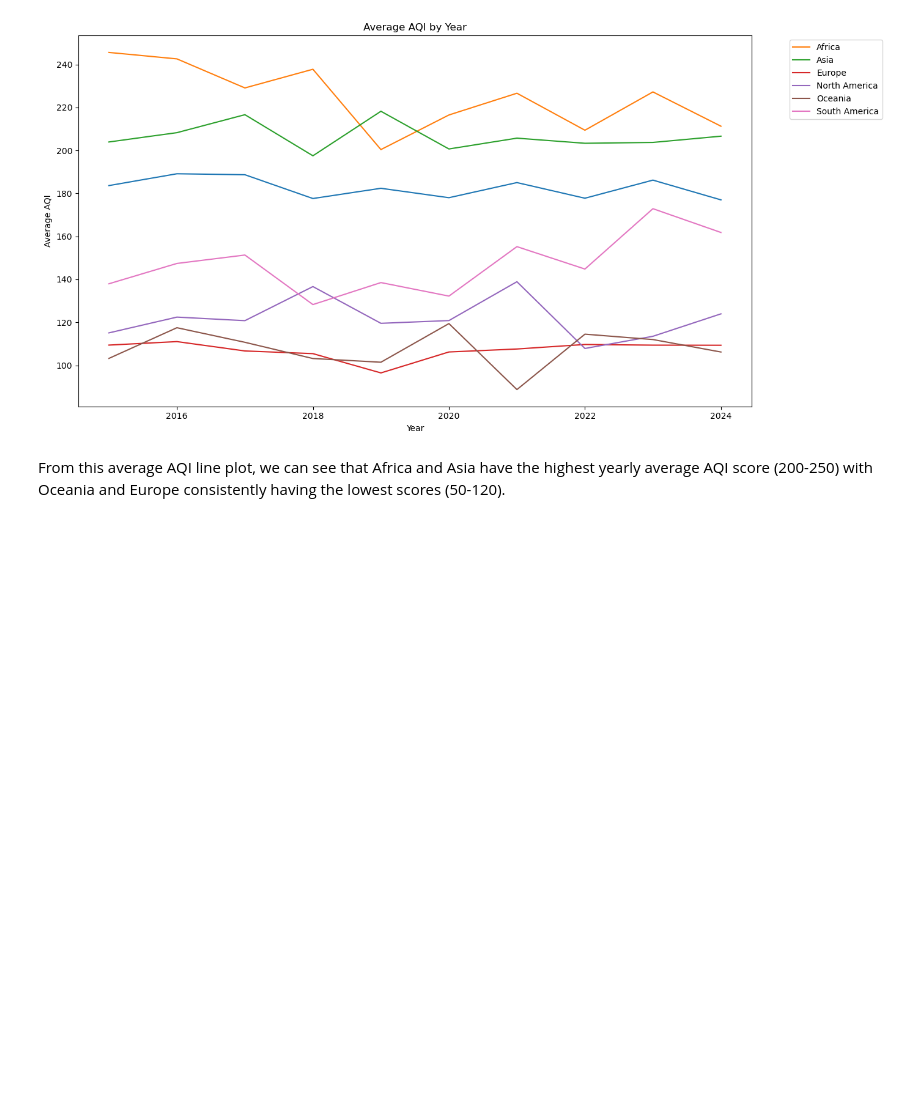
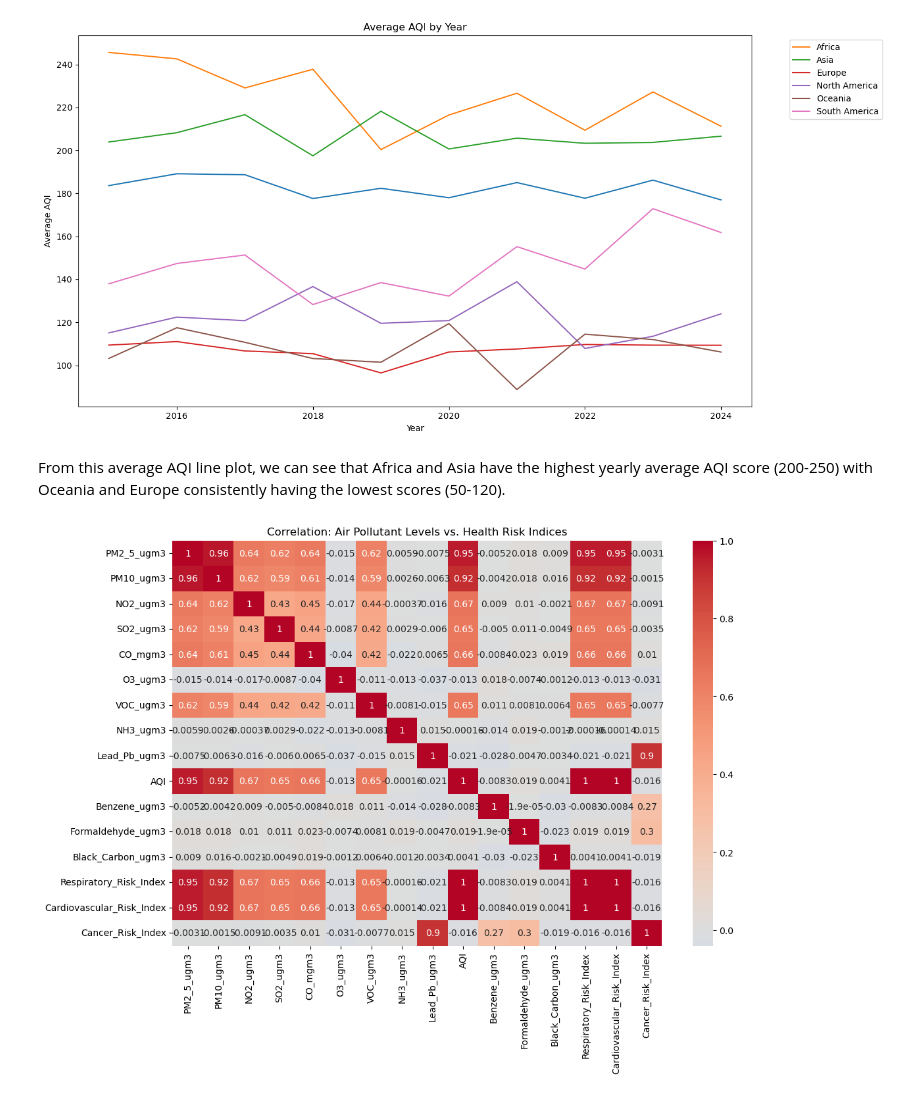
Before and after one commit to lucas23wong/air-quality-health-eda, a Jupyter notebook: notebooks/02_eda.ipynb, the cells around one changed output. Saved outputs shown, nothing was run; the diff lists cells and outputs as text; code cells hidden in the pictures; blank space fills up the shorter version.

Commit message:
heatmap visuals added

```diff
--- a/notebooks/02_eda.ipynb
+++ b/notebooks/02_eda.ipynb
@@ -81,3 +81,16 @@ plt.show()
 [figure]
 # %% [markdown]
 From this average AQI line plot, we can see that Africa and Asia have the highest yearly average AQI score (200-250) with Oceania and Europe consistently having the lowest scores (50-120).
+# %%
+# Plot Heatmap of Air Pollutant levels and Health Risks + AQI Scores
+isolated_cols = ['PM2_5_ugm3', 'PM10_ugm3', 'NO2_ugm3', 'SO2_ugm3', 'CO_mgm3', 'O3_ugm3', 'VOC_ugm3', 'NH3_ugm3', 'Lead_Pb_ugm3',
+                 'AQI', 'Benzene_ugm3', 'Formaldehyde_ugm3', 'Black_Carbon_ugm3', 'Respiratory_Risk_Index', 'Cardiovascular_Risk_Index',
+                'Cancer_Risk_Index']
+corr_matrix = pollution_df[isolated_cols].corr()
+
+fig, ax = plt.subplots(figsize=(12,8))
+sns.heatmap(corr_matrix, annot=True, cmap='coolwarm', center=0, ax=ax)
+ax.set_title('Correlation: Air Pollutant Levels vs. Health Risk Indices')
+plt.show()
+# %% [output]
+[figure, added]
```
